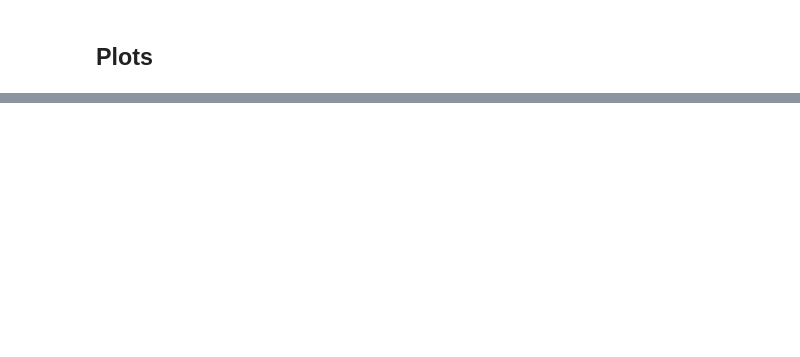
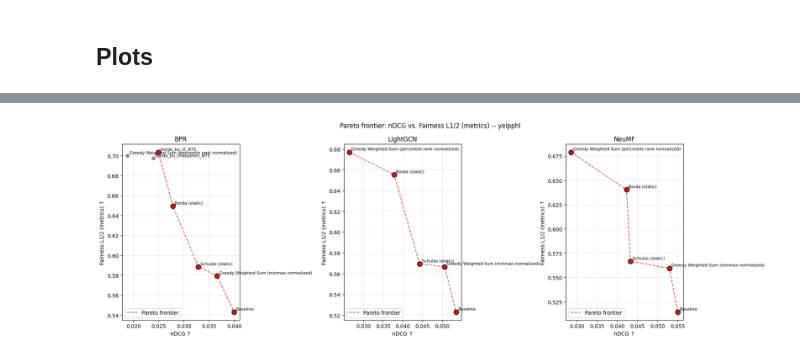
Before and after one commit to andreafooo/multistakeholder_poi, a Jupyter notebook: offline_evaluation.ipynb, the cells around one changed output, grey strips where cells are left out. Drawn from its saved outputs; the diff is of its cells as text; code cells hidden in the pictures; blank space fills up the shorter version.

```diff
--- a/offline_evaluation.ipynb
+++ b/offline_evaluation.ipynb
@@ -990,3 +986,5 @@ plt.show()
+# %%
+agg_methods = ["baseline", "borda", "schulze", "mo_greedy", "mo_greedy_pctrank", "borda_bo_chebyshev_N75", "borda_bo_l2_N75"]
 # %%
 y_key = "fairness_l1_2_metrics"
 y_maximize = True
@@ -999,13 +997,14 @@ axs = axs[0]
 for ax, model in zip(axs, plot_models):
     points = []
     for method, metrics in filtered_results.get(model, {}).items():
-        if "ndcg" not in metrics or y_key not in metrics:
-            continue
-        points.append({
-            "method": method,
-            "ndcg": metrics["ndcg"]["val"],
-            y_key: metrics[y_key]["val"],
-        })
+        if method in agg_methods:
+            if "ndcg" not in metrics or y_key not in metrics:
+                continue
+            points.append({
+                "method": method,
+                "ndcg": metrics["ndcg"]["val"],
+                y_key: metrics[y_key]["val"],
+            })
 
     if not points:
         continue
@@ -1027,30 +1026,32 @@ for ax, model in zip(axs, plot_models):
             (p["ndcg"], p[y_key]),
             fontsize=8, xytext=(4, 4), textcoords="offset points",
         )
 
     frontier_sorted = sorted(frontier, key=lambda p: p["ndcg"])
     ax.plot(
         [p["ndcg"] for p in frontier_sorted],
         [p[y_key] for p in frontier_sorted],
         linestyle="--", color="#d01414", alpha=0.7, zorder=1,
         label="Pareto frontier",
     )
 
     if y_maximize:
         # Both axes are higher=better already -- up-right reads as jointly better.
         ax.set_ylabel(f"{y_label} ↑")
     else:
         # y_key is lower=better -- invert the axis so up-right is still
         # jointly better on both axes, matching nDCG (x, higher=better).
         ax.invert_yaxis()
         ax.set_ylabel(f"{y_label} ↓ (axis inverted: up = better)")
 
     ax.set_xlabel("nDCG ↑")
     ax.set_title(model)
     ax.grid(alpha=0.3)
     ax.legend()
 
 fig.suptitle(f"Pareto frontier: nDCG vs. {y_label} -- {dataset}")
 fig.tight_layout()
 plt.savefig(os.path.join(BASE_DIR, f"{dataset}_dataset", "plots", f"{dataset}_pareto_ndcg_{y_key}.png"), bbox_inches="tight", dpi=300)
 plt.show()
+# %% [output]
+[figure, added]
```
Also changed, not shown: parts of 8 cells of this notebook, 2 other files.
